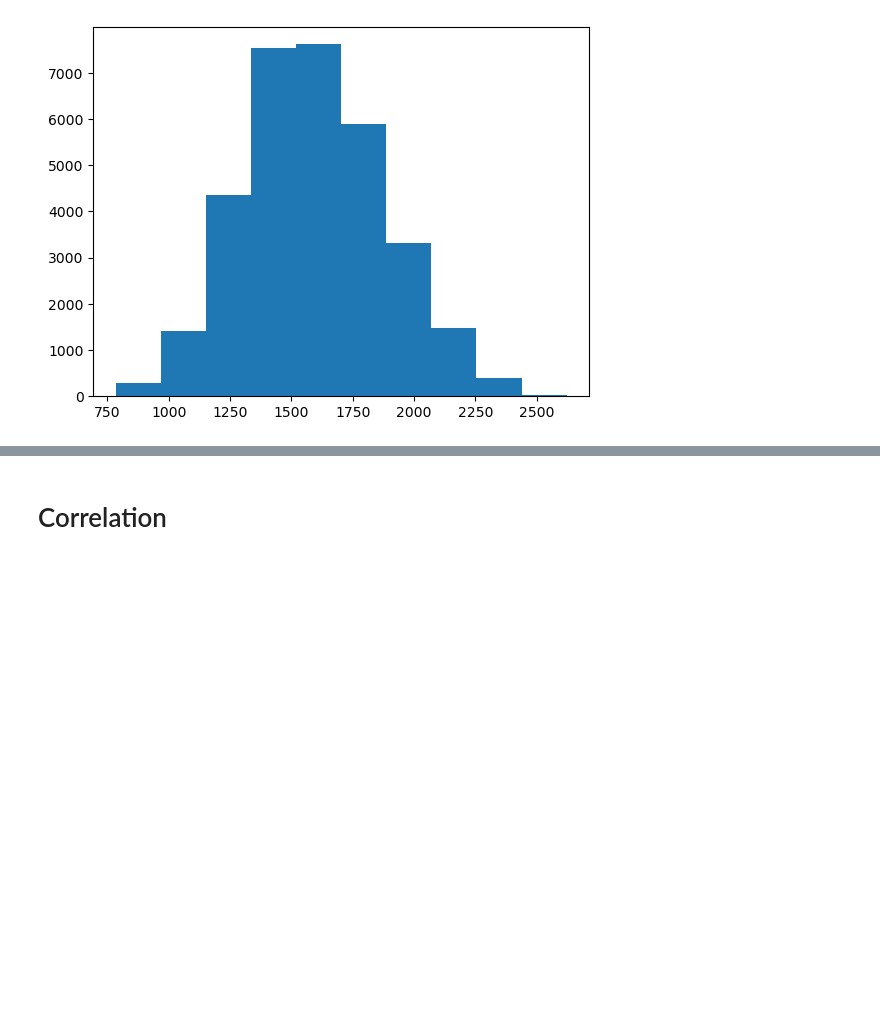
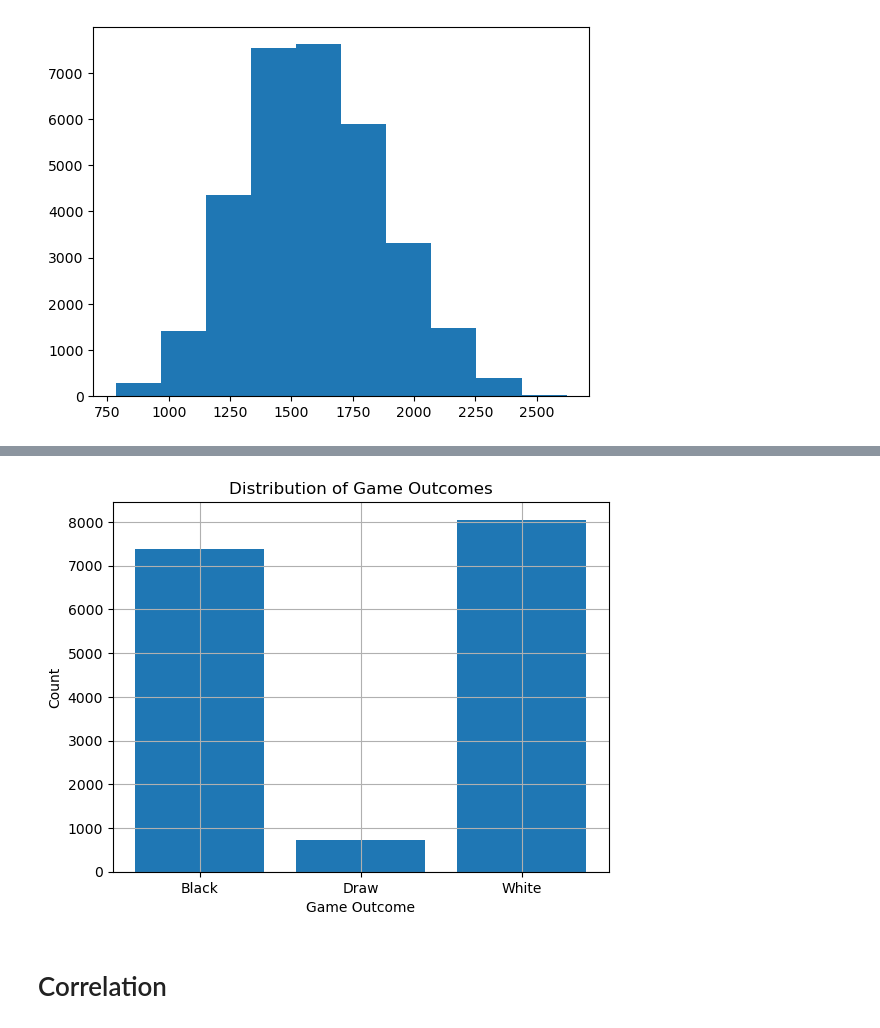
Before and after one commit to T-hawk/chess-ds-final, a Jupyter notebook: thomas-notebook.ipynb, the cells around one changed output, grey strips where cells are left out. Drawn from its saved outputs; the diff is of its cells as text; code cells hidden in the pictures; blank space fills up the shorter version.

```diff
--- a/thomas-notebook.ipynb
+++ b/thomas-notebook.ipynb
@@ -79,3 +116,23 @@ plt.hist(all_players, bins=10)
+# %%
+# Count occurrences of each outcome
+counts = chess_data['winner'].value_counts().sort_index()
+
+# Ensure order: Black (-1), Draw (0), White (1)
+counts = counts.reindex([-1, 0, 1])
+
+# Map labels
+labels = ['Black', 'Draw', 'White']
+
+# Plot
+plt.figure()
+plt.bar(labels, counts)
+
+plt.xlabel('Game Outcome')
+plt.ylabel('Count')
+plt.title('Distribution of Game Outcomes')
+plt.grid()
+# %% [output]
+[figure, added]
 # %% [markdown]
 # Correlation
 # %%
```
Also changed, not shown: parts of 19 cells of this notebook, 1 other file.
